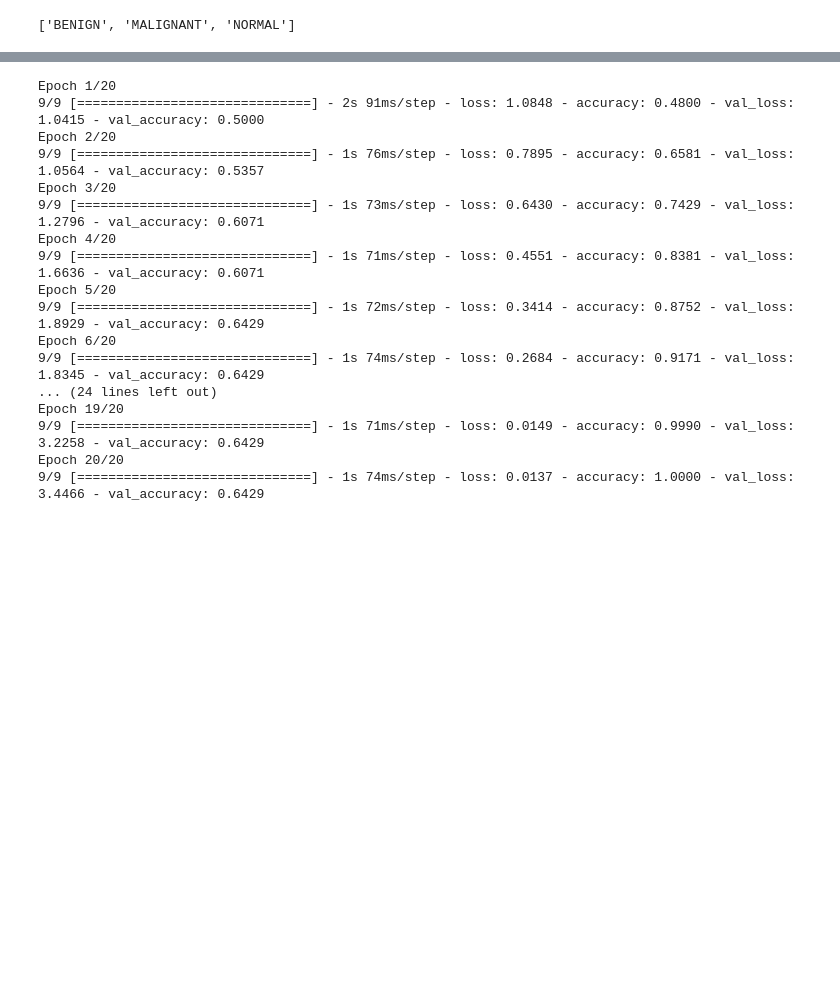
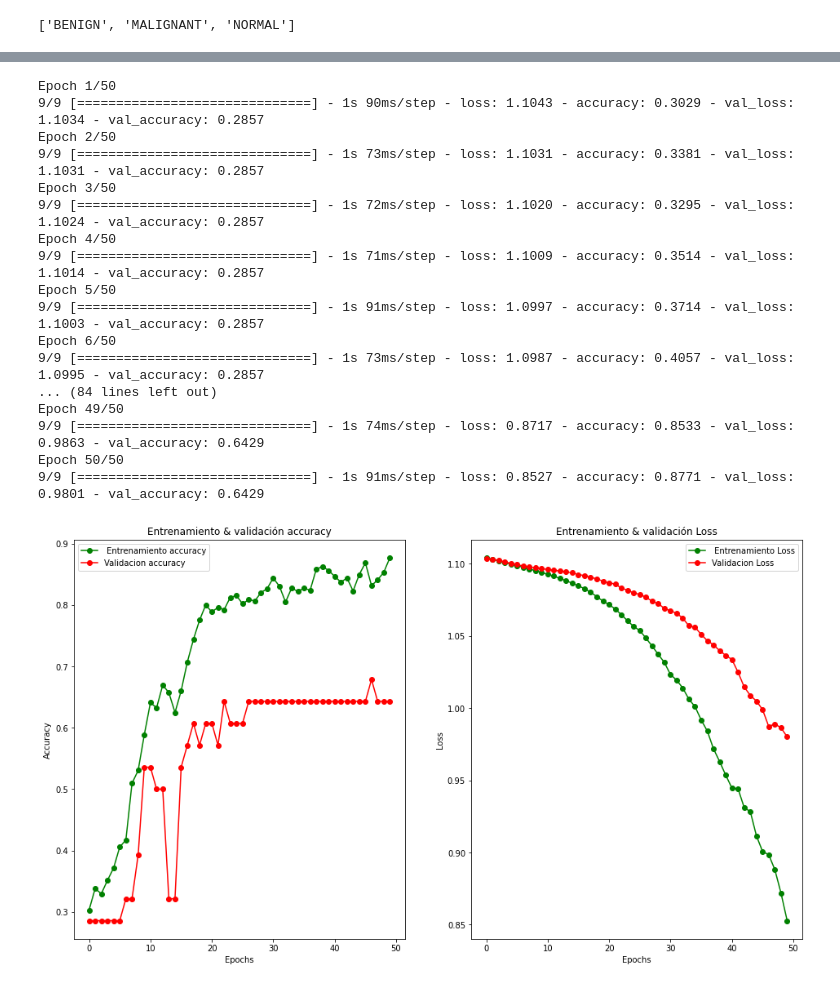
Before and after one commit to joooser/TENSORFLOW2, a Jupyter notebook: Tumor_classiffier.ipynb, the cells around one changed output, grey strips where cells are left out. Saved outputs shown, nothing was run; the diff lists cells and outputs as text; code cells hidden in the pictures; blank space fills up the shorter version.

```diff
--- a/Tumor_classiffier.ipynb
+++ b/Tumor_classiffier.ipynb
@@ -183,11 +183,11 @@ from tensorflow.keras import regularizers
 # %%
 model_optimizer = tf.keras.models.Sequential([
               tf.keras.layers.Flatten(input_shape= (28, 28, 1)),
-              tf.keras.layers.Dense(256, kernel_regularizer = regularizers.l2(1e-5), activation = "relu"),
+              tf.keras.layers.Dense(256, kernel_regularizer = regularizers.l2(1e-5), activation = "softmax"),
               tf.keras.layers.Dropout(0.2),
-              tf.keras.layers.Dense(128, kernel_regularizer= regularizers.l2(1e-5),activation = "relu"),
+              tf.keras.layers.Dense(128, kernel_regularizer= regularizers.l2(1e-5),activation = "softmax"),
               tf.keras.layers.Dropout(0.2),
-              tf.keras.layers.Dense(len(classes), activation = "softmax")
+              tf.keras.layers.Dense(len(classes), activation = "sigmoid")
 ])
 
 model_optimizer.summary()
@@ -214,24 +214,53 @@ model_optimizer.compile(optimizer= "adam", loss = "categorical_crossentropy", me
 
 history_optimizer = model_optimizer.fit(
     train_generator,
-    epochs = 20,
+    epochs = 50,
     validation_data = validation_generator
 )
 # %% [output]
-Epoch 1/20
-9/9 [==============================] - 2s 91ms/step - loss: 1.0848 - accuracy: 0.4800 - val_loss: 1.0415 - val_accuracy: 0.5000
-Epoch 2/20
-9/9 [==============================] - 1s 76ms/step - loss: 0.7895 - accuracy: 0.6581 - val_loss: 1.0564 - val_accuracy: 0.5357
-Epoch 3/20
-9/9 [==============================] - 1s 73ms/step - loss: 0.6430 - accuracy: 0.7429 - val_loss: 1.2796 - val_accuracy: 0.6071
-Epoch 4/20
-9/9 [==============================] - 1s 71ms/step - loss: 0.4551 - accuracy: 0.8381 - val_loss: 1.6636 - val_accuracy: 0.6071
-Epoch 5/20
-9/9 [==============================] - 1s 72ms/step - loss: 0.3414 - accuracy: 0.8752 - val_loss: 1.8929 - val_accuracy: 0.6429
-Epoch 6/20
-9/9 [==============================] - 1s 74ms/step - loss: 0.2684 - accuracy: 0.9171 - val_loss: 1.8345 - val_accuracy: 0.6429
-... (24 lines left out)
-Epoch 19/20
-9/9 [==============================] - 1s 71ms/step - loss: 0.0149 - accuracy: 0.9990 - val_loss: 3.2258 - val_accuracy: 0.6429
-Epoch 20/20
-9/9 [==============================] - 1s 74ms/step - loss: 0.0137 - accuracy: 1.0000 - val_loss: 3.4466 - val_accuracy: 0.6429
+Epoch 1/50
+9/9 [==============================] - 1s 90ms/step - loss: 1.1043 - accuracy: 0.3029 - val_loss: 1.1034 - val_accuracy: 0.2857
+Epoch 2/50
+9/9 [==============================] - 1s 73ms/step - loss: 1.1031 - accuracy: 0.3381 - val_loss: 1.1031 - val_accuracy: 0.2857
+Epoch 3/50
+9/9 [==============================] - 1s 72ms/step - loss: 1.1020 - accuracy: 0.3295 - val_loss: 1.1024 - val_accuracy: 0.2857
+Epoch 4/50
+9/9 [==============================] - 1s 71ms/step - loss: 1.1009 - accuracy: 0.3514 - val_loss: 1.1014 - val_accuracy: 0.2857
+Epoch 5/50
+9/9 [==============================] - 1s 91ms/step - loss: 1.0997 - accuracy: 0.3714 - val_loss: 1.1003 - val_accuracy: 0.2857
+Epoch 6/50
+9/9 [==============================] - 1s 73ms/step - loss: 1.0987 - accuracy: 0.4057 - val_loss: 1.0995 - val_accuracy: 0.2857
+... (84 lines left out)
+Epoch 49/50
+9/9 [==============================] - 1s 74ms/step - loss: 0.8717 - accuracy: 0.8533 - val_loss: 0.9863 - val_accuracy: 0.6429
+Epoch 50/50
+9/9 [==============================] - 1s 91ms/step - loss: 0.8527 - accuracy: 0.8771 - val_loss: 0.9801 - val_accuracy: 0.6429
+# %%
+def visualizacion_resultados(history):
+  epochs = [i for i in range(50)]
+  fig, ax = plt.subplots(1,2)
+  train_acc = history.history["accuracy"]
+  train_loss = history.history["loss"]
+  val_acc = history.history["val_accuracy"]
+  val_loss = history.history["val_loss"]
+  fig.set_size_inches(16, 9)
+
+  ax[0].plot(epochs, train_acc, "go-", label =" Entrenamiento accuracy")
+  ax[0].plot(epochs, val_acc, "ro-", label= "Validacion accuracy")
+  ax[0].set_title("Entrenamiento & validación accuracy")
+  ax[0].legend()
+  ax[0].set_xlabel("Epochs")
+  ax[0].set_ylabel("Accuracy")
+
+  ax[1].plot(epochs, train_loss, "go-", label =" Entrenamiento Loss")
+  ax[1].plot(epochs, val_loss, "ro-", label= "Validacion Loss")
+  ax[1].set_title("Entrenamiento & validación Loss")
+  ax[1].legend()
+  ax[1].set_xlabel("Epochs")
+  ax[1].set_ylabel("Loss")
+
+  plt.show()
+
+visualizacion_resultados(history_optimizer)
+# %% [output]
+[figure, added]
```
Also changed, not shown: parts of 7 cells of this notebook.
